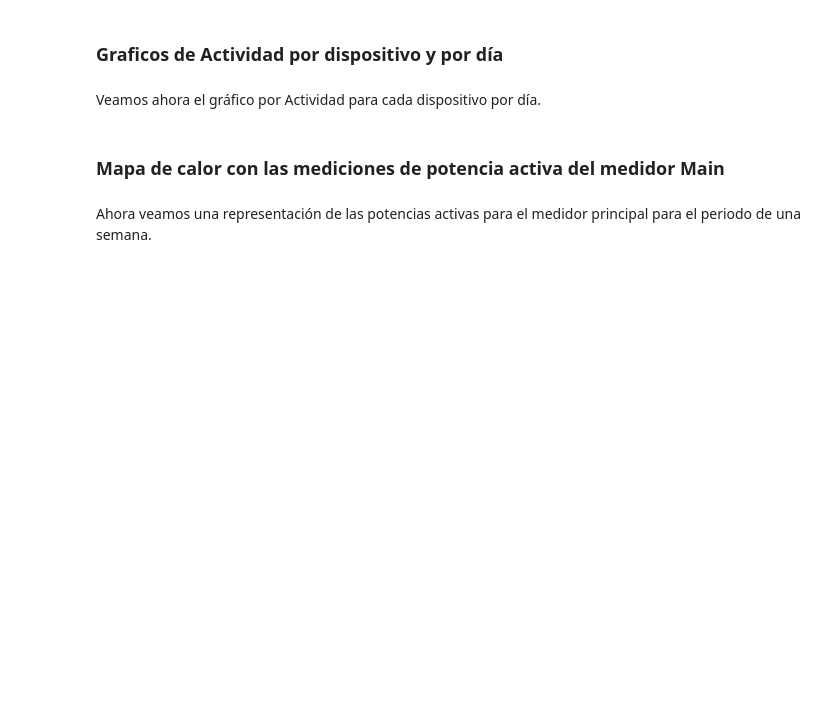
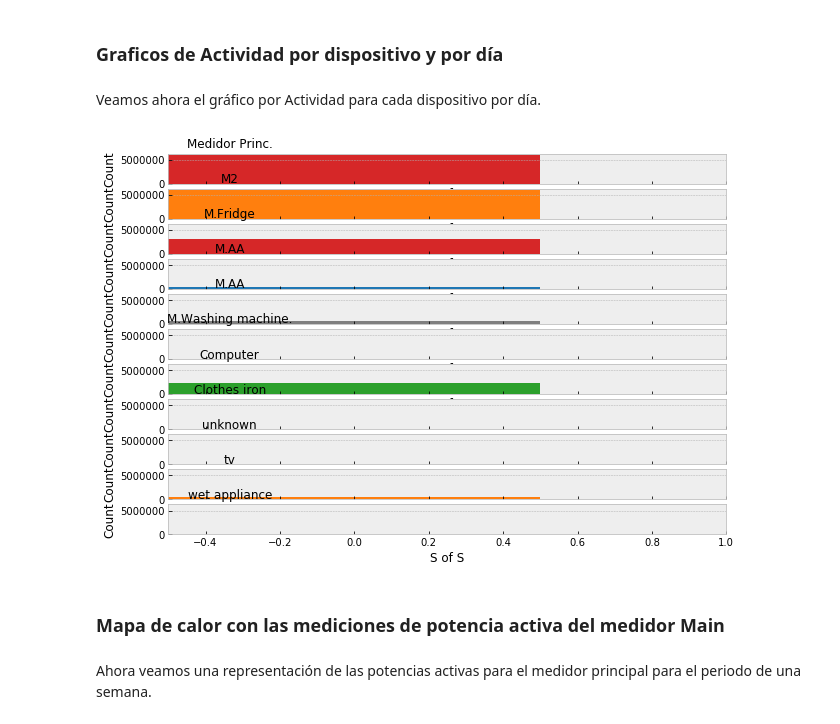
Before and after one commit to crn565/NILMTK_ozm_vs_iawe, a Jupyter notebook: 3.- ANALISIS Y ESTADISTICAS.ipynb, the cells around one changed output. Saved outputs shown, nothing was run; the diff lists cells and outputs as text; code cells hidden in the pictures; blank space fills up the shorter version.

```diff
--- a/3.- ANALISIS Y ESTADISTICAS.ipynb
+++ b/3.- ANALISIS Y ESTADISTICAS.ipynb
@@ -273,35 +281,34 @@ pass
 # %% [markdown]
 Veamos ahora el gráfico por Actividad para cada  dispositivo por día.
 # %%
-rcParams['figure.figsize'] = (12, 10)
-fig, ((ax1, ax2),(ax3, ax4),(ax5, ax6)) = plt.subplots(3, 2, sharex=True, sharey=True,
-                                                       gridspec_kw={'hspace': 0.17, 'wspace': 0.09})
+colors_1 = ['tab:red','tab:orange','tab:red','tab:blue','tab:grey','tab:pink','tab:green','tab:blue','tab:gray','tab:orange','tab:green','tab:yellow','tab:black','tab:purple']
+#colors_1
+#rcParams['figure.figsize'] = (12, 10)
+fig, ((ax1, ax2,ax3, ax4,ax5, ax6,ax7,ax8,ax9,ax10,ax11)) = plt.subplots(11, 1, sharex=True, sharey=True,
+                                                                 gridspec_kw={'hspace': 0.17, 'wspace': 0.09})
+
 m=0
+
+
+
 for ax in fig.get_axes():
     list(Meters)[m].plot_activity_histogram(ax=ax, period='S', #periodo en segundos
                                             bin_duration='S', #duración en segundos
                                             on_power_threshold=10, #umbral de 10w
                                             plot_kwargs={'color':colors_1[m]})
     #labels
     ttl=ax.set_title(labels['Meters'][m], fontsize=12)
     ttl.set_position([.11, 1])
     m=m+1
     ax.grid(axis='x')
 
-ax1.set(ylim=[0,9])
-ax1.set(yticks=[0,1,2,3,4,5,6,7,8,9])
-ax1.set(xticks=list(range(0,24)))
-#labels
-ax1.set(xlabel='')
-ax2.set(xlabel='',ylabel='')
-ax3.set(xlabel='')
-ax4.set(xlabel='',ylabel='')
-ax6.set(ylabel='')
 
 #guarda gráfico
 plt.savefig('./data/images/2.12_Activity_histogram.svg',bbox_inches='tight', transparent=True)
 plt.show()
 pass
+# %% [output]
+[figure, added]
 # %% [markdown]
 ### Mapa de calor con las mediciones de potencia activa del medidor Main
 # %% [markdown]
```
Also changed, not shown: parts of 7 cells of this notebook, 2 other files.
